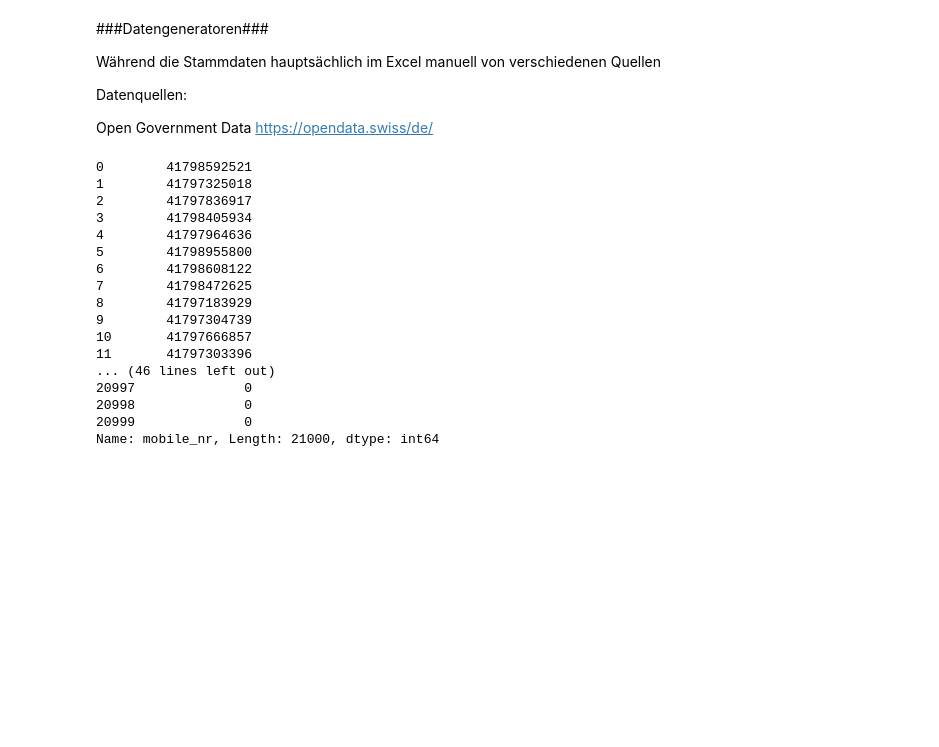
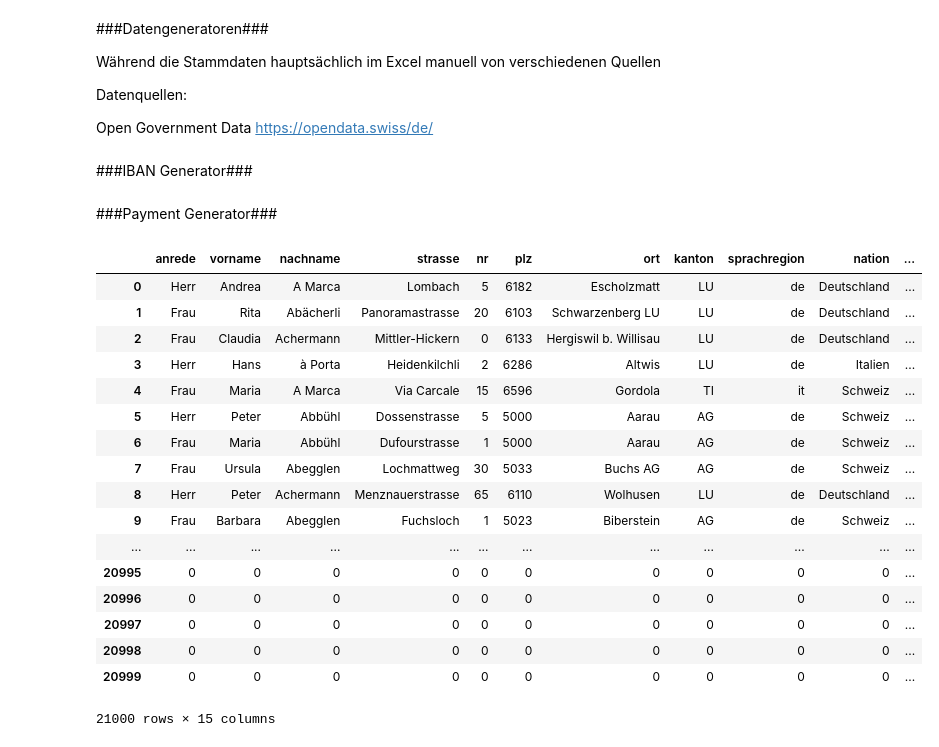
Before and after one commit to sipfli/cas_datenanalyse, a Jupyter notebook: Semesterarbeit/CAS_DA_SA_Payment_Fraud_Detection.ipynb, the cells around one changed output. Cells and saved outputs as stored; diff of their text form; code cells hidden in the pictures; blank space fills up the shorter version.

```diff
--- a/Semesterarbeit/CAS_DA_SA_Payment_Fraud_Detection.ipynb
+++ b/Semesterarbeit/CAS_DA_SA_Payment_Fraud_Detection.ipynb
@@ -46,14 +46,15 @@ Während die Stammdaten hauptsächlich im Excel manuell von verschiedenen Quelle
 Datenquellen:
 
 Open Government Data https://opendata.swiss/de/
+# %% [markdown]
+###IBAN Generator###
 # %%
-# Zahlungsauftrag Generator
+# IBAN Generator
 
 import numpy as np
 import pandas as pd
 
 # Datenquellen Github
-custdb_url = 'https://raw.githubusercontent.com/sakuronohana/cas_datenanalyse/master/Semesterarbeit/Dataset/cutomer_base_data.csv'
 ibandb_url = 'https://raw.githubusercontent.com/sakuronohana/cas_datenanalyse/master/Semesterarbeit/Dataset/iban_list.csv'
 
 # IBAN Generator in elektronischer Form
@@ -77,35 +78,44 @@ for row in range(20):
 # Zufällige Auswahl einer IBAN aus dem generierten Datensatz
 eiban = np.ravel(eiban)
 eiban = np.random.choice(eiban)
-
-
-# Erstellung von Transaktionsdaten
-# Daten Payment ID z.B. 1059295797
-
-cust_data = pd.read_csv(custdb_url, delimiter=';')
-cust_data.columns=['anrede','vorname','nachname','strasse','nr','plz','ort',
-                   'kanton','sprachregion',	'nation',	'sexcode','mobile_nr',
-                   'vertrag_nr','konto_nr','auth_device']
-
-# Importierte Kundendaten bereinigen
-cust_data = cust_data.fillna(0)
-cust_data_dtype = {'plz':int,'mobile_nr':int,'vertrag_nr':int}
-cust_data = cust_data.astype(cust_data_dtype)
-# %% [output]
-0        41798592521
-1        41797325018
-2        41797836917
-3        41798405934
-4        41797964636
-5        41798955800
-6        41798608122
-7        41798472625
-8        41797183929
-9        41797304739
-10       41797666857
-11       41797303396
-... (46 lines left out)
-20997              0
-20998              0
-20999              0
-Name: mobile_nr, Length: 21000, dtype: int64
+# %% [markdown]
+###Payment Generator###
+# %%
+# Erstellung von Transaktionsdaten
+# Daten Payment ID z.B. 1059295797
+
+import numpy as np
+import pandas as pd
+
+# Datenquellen Github
+custdb_url = 'https://raw.githubusercontent.com/sakuronohana/cas_datenanalyse/master/Semesterarbeit/Dataset/cutomer_base_data.csv'
+
+cust_data = pd.read_csv(custdb_url, delimiter=';')
+cust_data.columns=['anrede','vorname','nachname','strasse','nr','plz','ort',
+                   'kanton','sprachregion',	'nation',	'sexcode','mobile_nr',
+                   'vertrag_nr','konto_nr','auth_device']
+
+# Importierte Kundendaten bereinigen
+cust_data = cust_data.fillna(0)
+cust_data_dtype = {'plz':int,'mobile_nr':int,'vertrag_nr':int}
+cust_data = cust_data.astype(cust_data_dtype)
+cust_data
+# %% [output]
+|  | anrede | vorname | nachname | strasse | nr | plz | ort | kanton | sprachregion | nation | ... |
+| 0 | Herr | Andrea | A Marca | Lombach | 5 | 6182 | Escholzmatt | LU | de | Deutschland | ... |
+| 1 | Frau | Rita | Abächerli | Panoramastrasse | 20 | 6103 | Schwarzenberg LU | LU | de | Deutschland | ... |
+| 2 | Frau | Claudia | Achermann | Mittler-Hickern | 0 | 6133 | Hergiswil b. Willisau | LU | de | Deutschland | ... |
+| 3 | Herr | Hans | à Porta | Heidenkilchli | 2 | 6286 | Altwis | LU | de | Italien | ... |
+| 4 | Frau | Maria | A Marca | Via Carcale | 15 | 6596 | Gordola | TI | it | Schweiz | ... |
+| 5 | Herr | Peter | Abbühl | Dossenstrasse | 5 | 5000 | Aarau | AG | de | Schweiz | ... |
+| 6 | Frau | Maria | Abbühl | Dufourstrasse | 1 | 5000 | Aarau | AG | de | Schweiz | ... |
+| 7 | Frau | Ursula | Abegglen | Lochmattweg | 30 | 5033 | Buchs AG | AG | de | Schweiz | ... |
+| 8 | Herr | Peter | Achermann | Menznauerstrasse | 65 | 6110 | Wolhusen | LU | de | Deutschland | ... |
+| 9 | Frau | Barbara | Abegglen | Fuchsloch | 1 | 5023 | Biberstein | AG | de | Schweiz | ... |
+| ... | ... | ... | ... | ... | ... | ... | ... | ... | ... | ... | ... |
+| 20995 | 0 | 0 | 0 | 0 | 0 | 0 | 0 | 0 | 0 | 0 | ... |
+| 20996 | 0 | 0 | 0 | 0 | 0 | 0 | 0 | 0 | 0 | 0 | ... |
+| 20997 | 0 | 0 | 0 | 0 | 0 | 0 | 0 | 0 | 0 | 0 | ... |
+| 20998 | 0 | 0 | 0 | 0 | 0 | 0 | 0 | 0 | 0 | 0 | ... |
+| 20999 | 0 | 0 | 0 | 0 | 0 | 0 | 0 | 0 | 0 | 0 | ... |
+21000 rows × 15 columns
```
